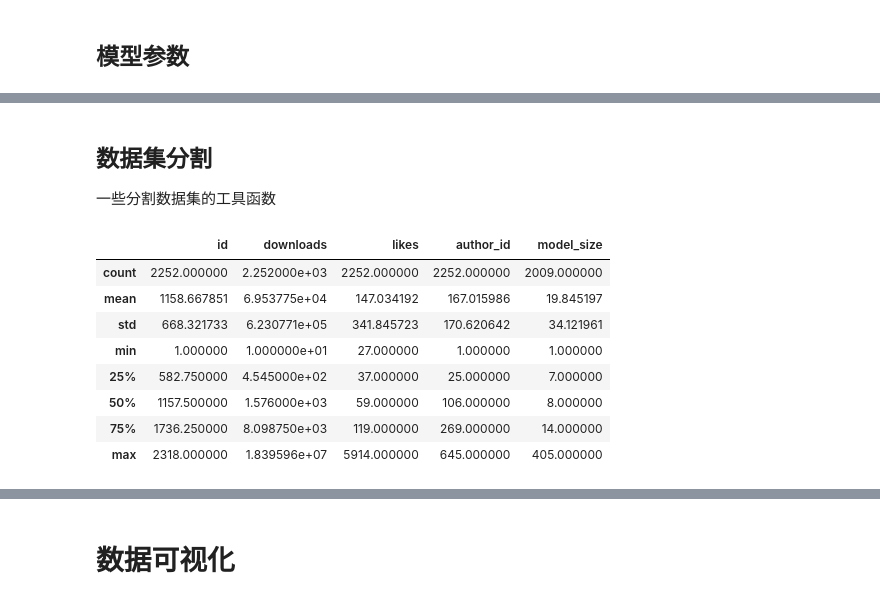
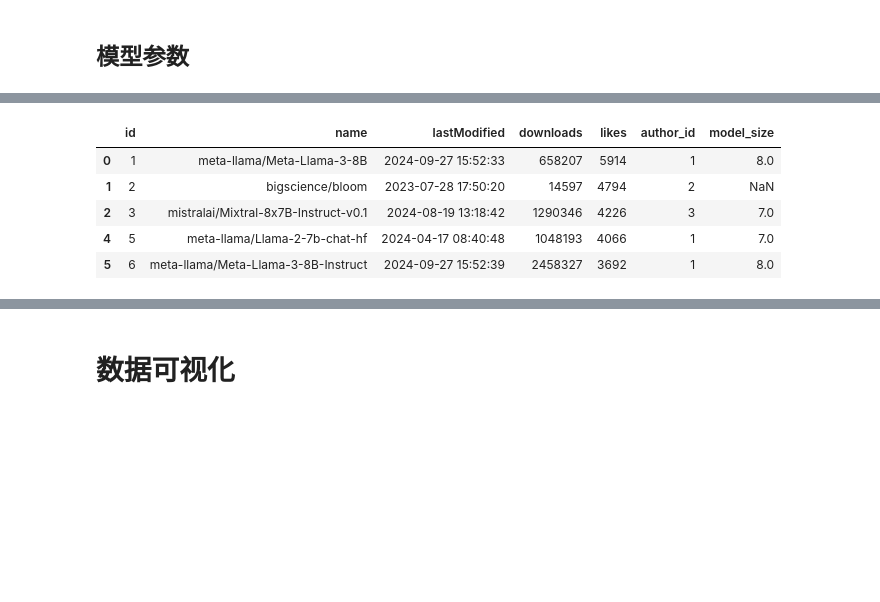
Before and after one commit to yansirgood/DL-course-labs, a Jupyter notebook: LLM-overview/report.ipynb, the cells around one changed output, grey strips where cells are left out. Saved outputs shown, nothing was run; the diff lists cells and outputs as text; code cells hidden in the pictures; blank space fills up the shorter version.

```diff
--- a/LLM-overview/report.ipynb
+++ b/LLM-overview/report.ipynb
@@ -337,3 +288 @@ None
-# %%
-models.loc[:, 'model_size'] = models['model_size'].apply(to_int)
 # %% [markdown]
@@ -341,2 +289,0 @@ models.loc[:, 'model_size'] = models['model_size'].apply(to_int)
-# %%
-models['model_size'] = models.apply(lambda row: get_model_para(row['name']) if pd.isna(row['model_size']) else row['model_size'], axis=1)
@@ -345,6 +289,0 @@ models.to_csv('models.csv', index=False)
-# %% [markdown]
-## 数据集分割
-
-一些分割数据集的工具函数
-# %%
-models = pd.read_csv('models.csv')
@@ -368,16 +290,29 @@ def split_models_by_time(models : pd.DataFrame, time_threshold):
+# %%
+
+def low_quality_criteria(models,likes_threshold,download_threshold):
+    low_quality_criteria=(models['downloads'] < download_threshold) | (models['likes'] < likes_threshold)
+    return low_quality_criteria
+def split_models(models,likes_threshold,download_threshold):
+    low_quality= low_quality_criteria(models,likes_threshold,download_threshold)
+    #分割数据集
+    high_quality_models = models[~low_quality].copy()
+    low_quality_models = models[low_quality].copy()
+    return high_quality_models,low_quality_models
+def time_split_models(models,Modifiled_threshold):
+    time_split=(models['lastModified'] >= Modifiled_threshold)
+    time_up_models = models[time_split].copy()
+    time_low_models = models[~time_split].copy()
+    return time_up_models,time_low_models
 # %%
 likes_threshold = models.describe().loc['25%','likes']
-download_threshold = 10
-
-high_quality_models, low_quality_models = split_qualified_models(models, likes_threshold, download_threshold)
-high_quality_models.describe()
+download_threshold =10
+Modifiled_threshold = '2024-01-01 00:00:00'
+high_quality_models, low_quality_models = split_models(models, likes_threshold, download_threshold)
+high_quality_models.head()
 # %% [output]
-|  | id | downloads | likes | author_id | model_size |
-| count | 2252.000000 | 2.252000e+03 | 2252.000000 | 2252.000000 | 2009.000000 |
-| mean | 1158.667851 | 6.953775e+04 | 147.034192 | 167.015986 | 19.845197 |
-| std | 668.321733 | 6.230771e+05 | 341.845723 | 170.620642 | 34.121961 |
-| min | 1.000000 | 1.000000e+01 | 27.000000 | 1.000000 | 1.000000 |
-| 25% | 582.750000 | 4.545000e+02 | 37.000000 | 25.000000 | 7.000000 |
-| 50% | 1157.500000 | 1.576000e+03 | 59.000000 | 106.000000 | 8.000000 |
-| 75% | 1736.250000 | 8.098750e+03 | 119.000000 | 269.000000 | 14.000000 |
-| max | 2318.000000 | 1.839596e+07 | 5914.000000 | 645.000000 | 405.000000 |
+|  | id | name | lastModified | downloads | likes | author_id | model_size |
+| 0 | 1 | meta-llama/Meta-Llama-3-8B | 2024-09-27 15:52:33 | 658207 | 5914 | 1 | 8.0 |
+| 1 | 2 | bigscience/bloom | 2023-07-28 17:50:20 | 14597 | 4794 | 2 | NaN |
+| 2 | 3 | mistralai/Mixtral-8x7B-Instruct-v0.1 | 2024-08-19 13:18:42 | 1290346 | 4226 | 3 | 7.0 |
+| 4 | 5 | meta-llama/Llama-2-7b-chat-hf | 2024-04-17 08:40:48 | 1048193 | 4066 | 1 | 7.0 |
+| 5 | 6 | meta-llama/Meta-Llama-3-8B-Instruct | 2024-09-27 15:52:39 | 2458327 | 3692 | 1 | 8.0 |
```
Also changed, not shown: parts of 32 cells of this notebook.
